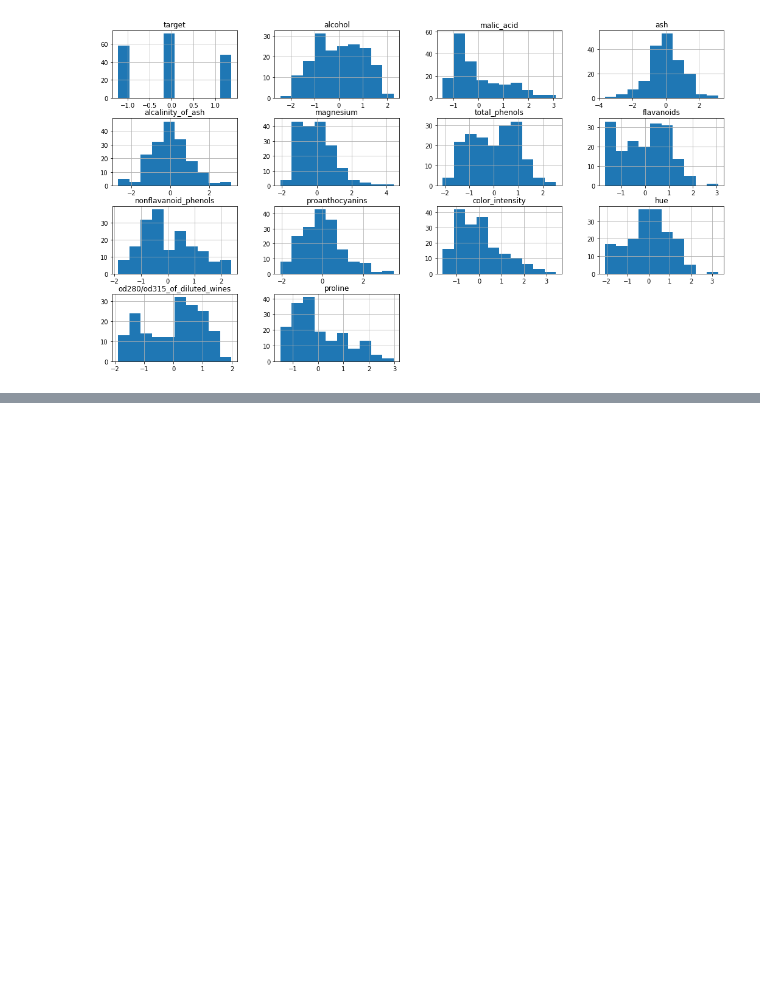
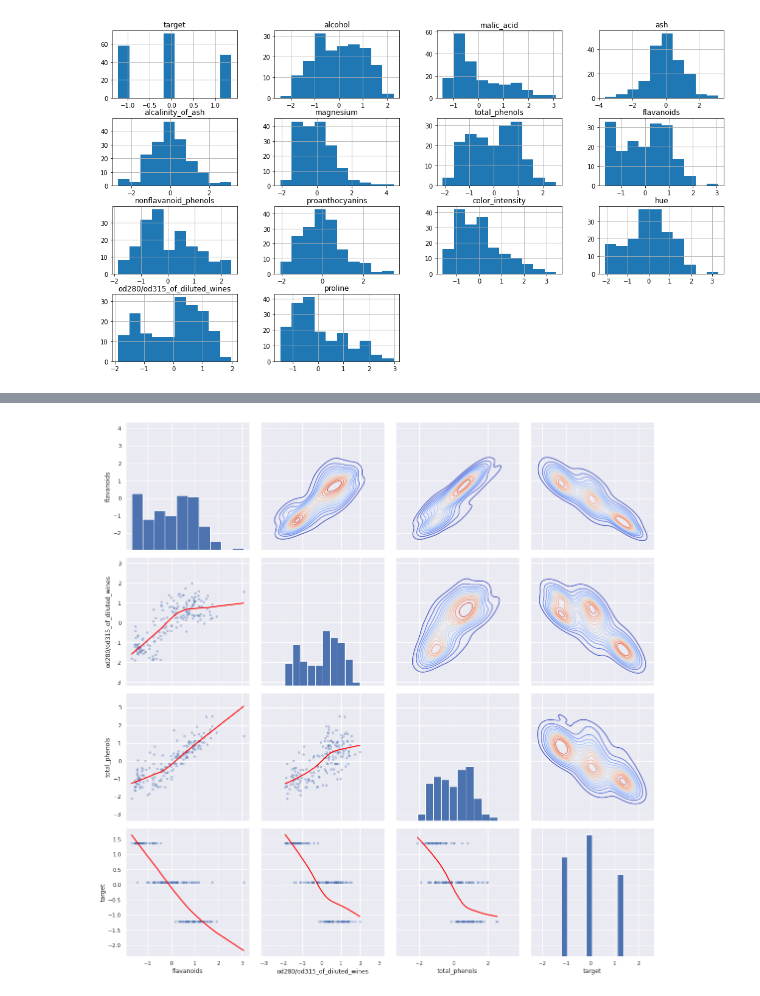
Before and after one commit to JMML2021/Sprint-7.-Algoritmes-d-aprenentatge-supervisat-Classificaci-, a Jupyter notebook: Sprint_7_Algoritmes_d’aprenentatge_supervisat_Classificacio.ipynb, the cells around one changed output, grey strips where cells are left out. Saved outputs shown, nothing was run; the diff lists cells and outputs as text; code cells hidden in the pictures; blank space fills up the shorter version.

```diff
--- a/Sprint_7_Algoritmes_d’aprenentatge_supervisat_Classificacio.ipynb
+++ b/Sprint_7_Algoritmes_d’aprenentatge_supervisat_Classificacio.ipynb
@@ -352,0 +372,17 @@ array([[<matplotlib.axes._subplots.AxesSubplot object at 0x...>,
+# %%
+# Dibujar relaciones entre los datos de una manera visual de las 3 variables
+# con mas correlacion con la salida:
+
+sns.set(rc={'figure.figsize':(15, 10)})
+
+ColumnasCorrelacionAlta  = [ 'flavanoids','od280/od315_of_diluted_wines', 'total_phenols', 'target',]
+
+g = sns.PairGrid(df3, vars=ColumnasCorrelacionAlta, height=4, aspect=1)
+g = g.map_diag(plt.hist)
+g = g.map_lower(sns.regplot, lowess=True, scatter_kws={'s': 15, 'alpha':0.3},
+                line_kws={'color':'red', 'linewidth': 2})
+g = g.map_upper(sns.kdeplot, n_levels=15, cmap='coolwarm')
+
+plt.show()
+# %% [output]
+[figure, added]
```
Also changed, not shown: parts of 12 cells of this notebook.
